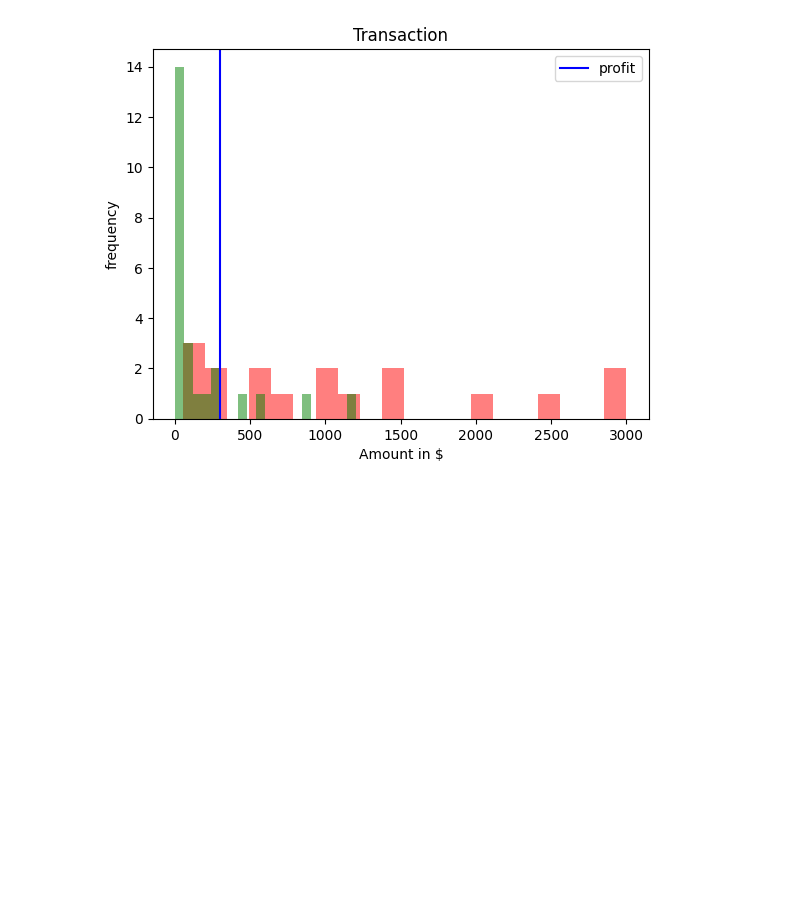
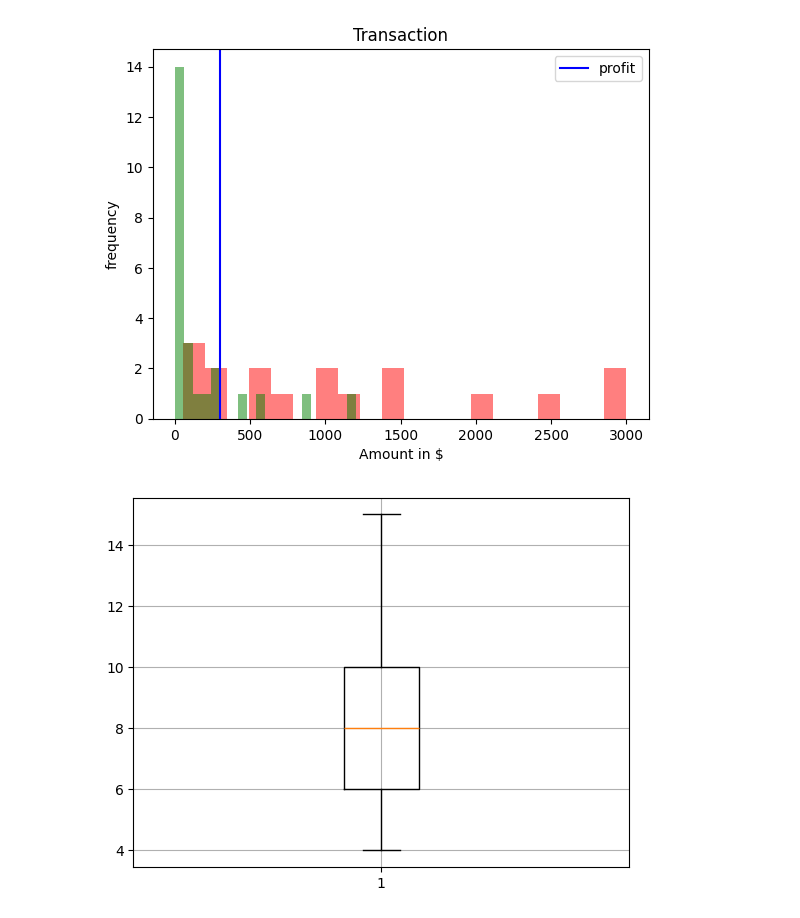
Before and after one commit to FatimaAjmal89/user-data-analysis, a Jupyter notebook: data_visualization.ipynb, the cells around one changed output. Cells and saved outputs as stored; diff of their text form; code cells hidden in the pictures; blank space fills up the shorter version.

Commit message:
Add Box Plot

```diff
--- a/data_visualization.ipynb
+++ b/data_visualization.ipynb
@@ -274,3 +274,10 @@ plt.legend()
 # %% [output]
 <matplotlib.legend.Legend at 0x...>
 [figure]
+# %%
+data = [7,8,5,6,9,4,10,12,15]
+
+plt.boxplot(data,)
+plt.grid(True)
+# %% [output]
+[figure, added]
```
Also changed, not shown: 1 other file.
